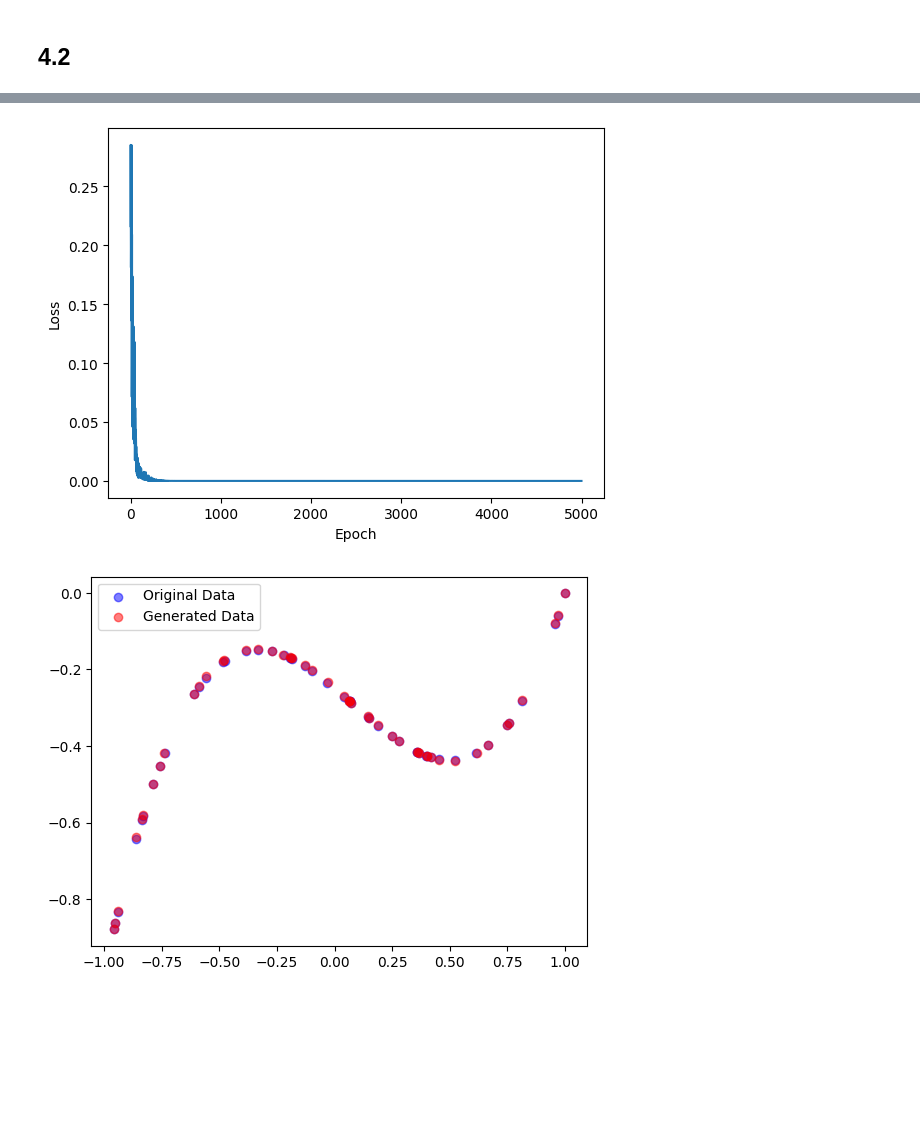
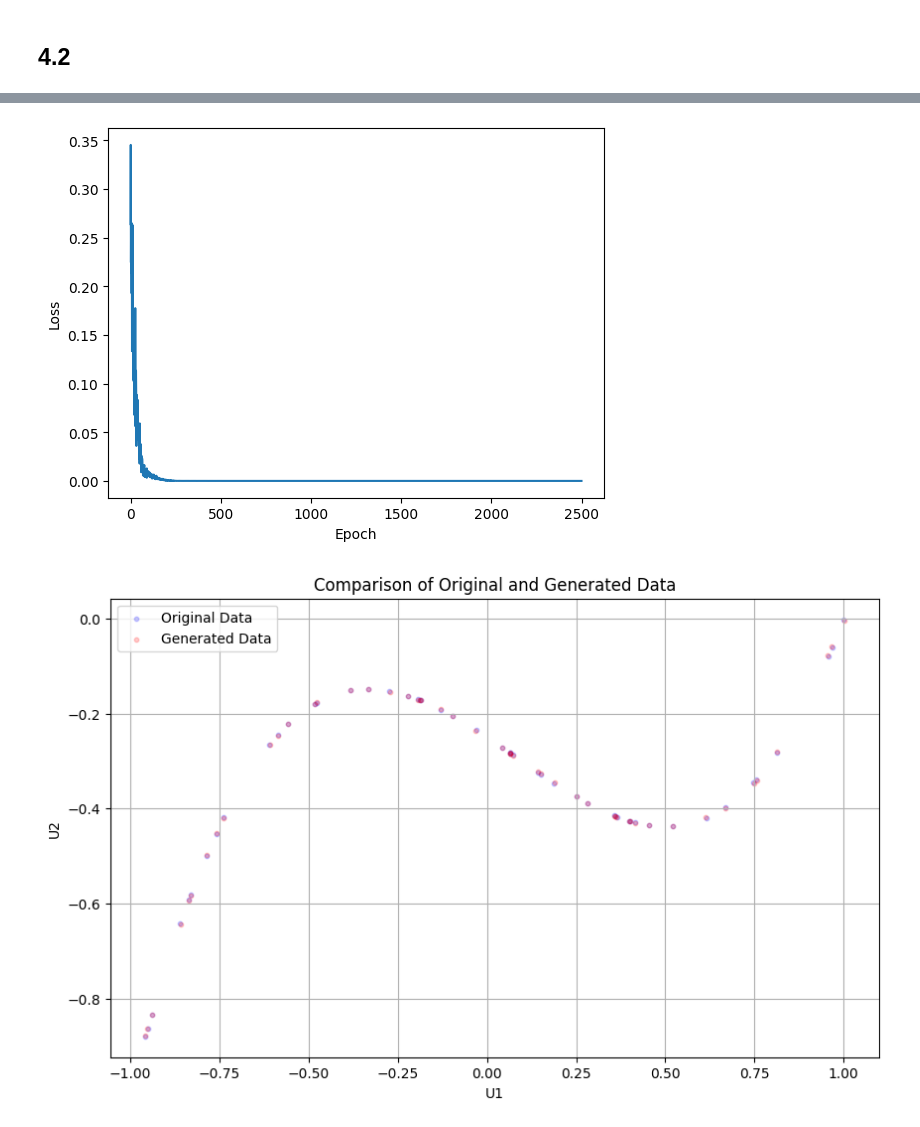
Before and after one commit to Terry01001/ADVANCED_ML, a Jupyter notebook: HW4/HW4.ipynb, the cells around one changed output, grey strips where cells are left out. Cells and saved outputs as stored; diff of their text form; code cells hidden in the pictures; blank space fills up the shorter version.

```diff
--- a/HW4/HW4.ipynb
+++ b/HW4/HW4.ipynb
@@ -62,7 +63,7 @@ def create_stratified_split(dataset, test_size=0.2):
 train_dataset = MNISTDataset('../HW2/HW2_MNIST_train', transform=transform)
 
 # If val_flag is true, create stratified split
-val_flag = True
+val_flag = False
 if val_flag:
     train_idx, valid_idx = create_stratified_split(train_dataset)
 
@@ -74,5 +75,14 @@ if val_flag:
     batch_size = 64
     train_loader = DataLoader(train_dataset, batch_size=batch_size, sampler=train_sampler)
     valid_loader = DataLoader(train_dataset, batch_size=batch_size, sampler=valid_sampler)
+
+    num_train_samples = len(train_sampler)
+    num_valid_samples = len(valid_sampler)
+
+    print(f'Number of training samples: {num_train_samples}')
+    print(f'Number of validation samples: {num_valid_samples}')
+
 else:
     train_loader = DataLoader(train_dataset, batch_size=64, shuffle=True)
+
+    print(f'Number of training samples: {len(train_loader.dataset)}')
@@ -130,8 +140,8 @@ class RNNClassifier(nn.Module):
 
 # hyperparameters
 input_size = 256  # patch size (16x16)
-hidden_size = [64,64,256]  # RNN hidden layer
-num_layers = [1,2,4]  # RNN layers
+hidden_size = [64,64,128]  # RNN hidden layer
+num_layers = [2,2,4]  # RNN layers
 num_classes = 10
 seq_length = 64  # 圖像轉換成序列的長度 (128x128 圖像分割成8x8塊，每塊16x16)
 
@@ -154,7 +164,7 @@ def image_to_seq(image, block_size=16):
     return patches
 
 # training epoch
-num_epochs = 15
+num_epochs = 20
 for model_name, model in models.items():
     print(f'Start training {model_name}:')
     model = model.to(device)
@@ -166,7 +176,7 @@ for model_name, model in models.items():
         val_loss, val_correct, val_total = 0.0, 0, 0
 
 
-        for images, labels in train_loader:
+        for images, labels in tqdm(train_loader, desc='Training'):
             images, labels = images.to(device), labels.to(device)
 
             images_seq = image_to_seq(images)
@@ -189,7 +199,7 @@ for model_name, model in models.items():
         if val_flag:
             model.eval()
             with torch.no_grad():
-                for images, labels in valid_loader:
+                for images, labels in tqdm(valid_loader, desc='Validation'):
                     images, labels = images.to(device), labels.to(device)
                     images_seq = image_to_seq(images)
                     outputs = model(images_seq)
@@ -207,8 +217,8 @@ for model_name, model in models.items():
                 torch.save(model.state_dict(), f'best_{model_name}.pth')
         else:
             print(f'Epoch [{epoch+1}/{num_epochs}], {model_name} Train Loss: {train_loss / len(train_loader):.4f}, Train Accuracy: {train_acc:.4f}')
-    timestamp = datetime.now().strftime('%Y%m%d_%H%M%S')
-    torch.save(model.state_dict(), f'{model_name}_{timestamp}.pth')
+    #timestamp = datetime.now().strftime('%Y%m%d_%H%M%S')
+    torch.save(model.state_dict(), f'{model_name}.pth')
 # %% [output]
 Using device: cuda:0
 Start training SimpleRNN:
@@ -248,10 +307,10 @@ Number of trainable parameters(GRU):  1581578
 test_dataset = MNISTDataset('../HW2/HW2_MNIST_test', transform=transform)
 test_loader = DataLoader(test_dataset, batch_size=64, shuffle=False)
 
-model = RNNClassifier(input_size, hidden_size[2], num_layers[2], num_classes, 'GRU')
+model = RNNClassifier(256, 128, 4, 10, 'GRU')
 
 # load model
-model_path = 'best_GRU.pth'
+model_path = 'GRU.pth'
 model.load_state_dict(torch.load(model_path, map_location=device))
 model = model.to(device)
 
@@ -262,7 +321,7 @@ predictions = []
 image_files = []
 
 with torch.no_grad():
-    for data in test_loader:
+    for data in tqdm(test_loader):
         images, file_names = data
         images = images.to(device)
         images_seq = image_to_seq(images)
@@ -324,7 +383,7 @@ criterion = nn.MSELoss()
 optimizer = optim.Adam(model.parameters(), lr=0.001)
 
 
-num_epochs = 1000
+num_epochs = 500
 losses = []
 for epoch in range(num_epochs):
     for batch_features, _ in data_loader:
@@ -352,8 +411,13 @@ plt.show()
 with torch.no_grad():
     new_data = model(X).numpy()
 
-plt.scatter(data['U1'], data['U2'], color='blue', alpha=0.5, label='Original Data')
-plt.scatter(new_data[:, 0], new_data[:, 1], color='red', alpha=0.5, label='Generated Data')
+plt.figure(figsize=(10, 6))  # 调整图表大小
+plt.scatter(data['U1'], data['U2'], color='blue', alpha=0.2, s=10, edgecolor='blue', label='Original Data')
+plt.scatter(new_data[:, 0], new_data[:, 1], color='red', alpha=0.2, s=10, edgecolor='red', label='Generated Data')
 plt.legend()
+plt.xlabel('U1')
+plt.ylabel('U2')
+plt.grid(True)  # 添加网格
+plt.title('Comparison of Original and Generated Data')
 plt.show()
 # %% [output]
@@ -370,5 +429,5 @@ Epoch [1000/1000], Loss: 0.0000
-[figure, old version]
+[figure, new version]
-[figure, old version]
+[figure, new version]
 # %%
 class GRUModel(nn.Module):
     def __init__(self, input_size, hidden_size, num_layers, output_size):
```
Also changed, not shown: parts of 9 cells of this notebook, 1 other file.
